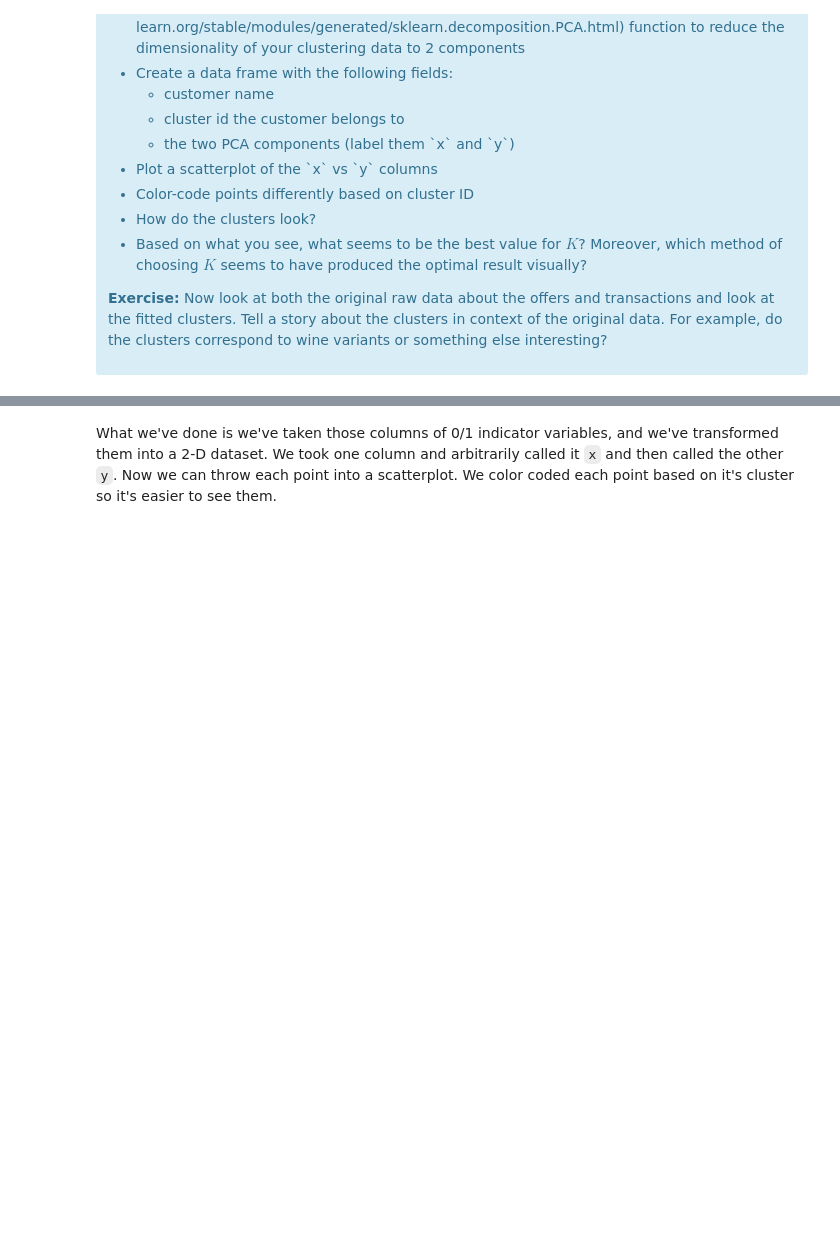
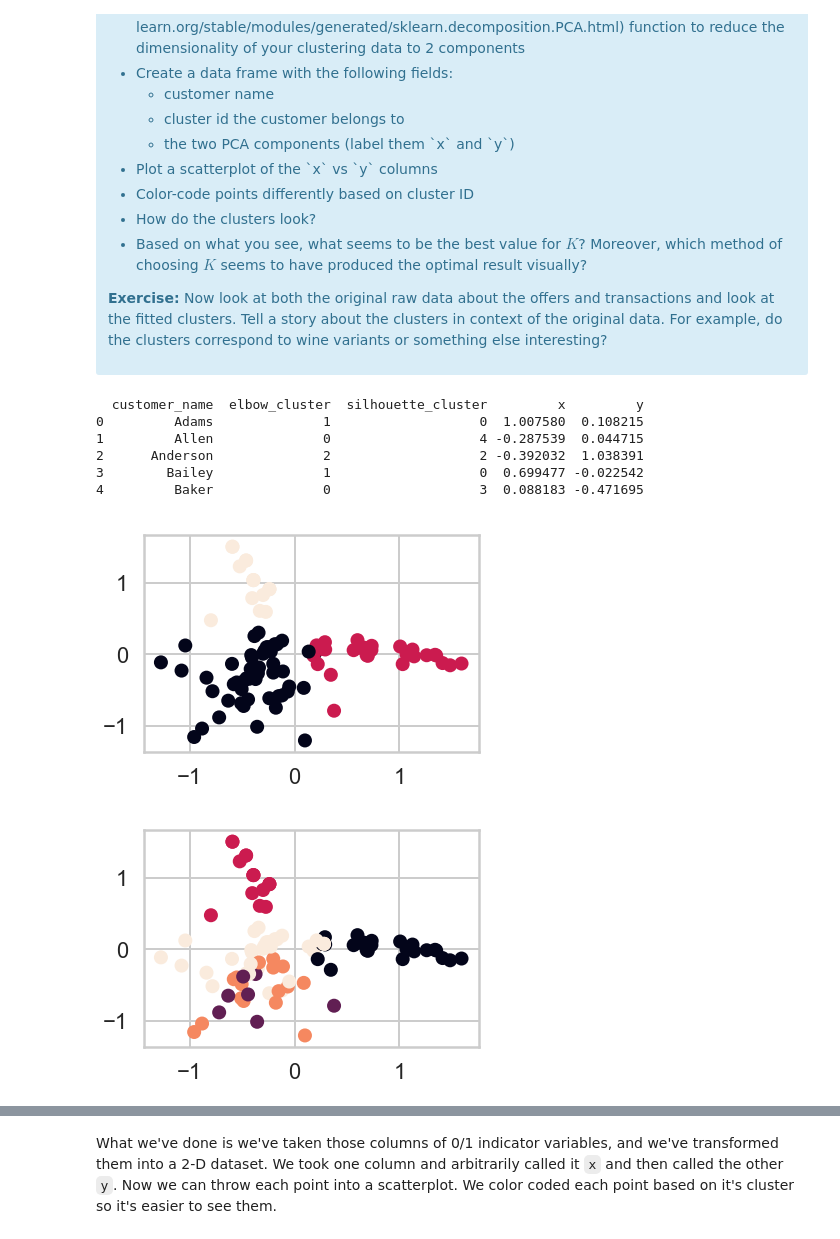
Before and after one commit to apop08/aic-projects-public, a Jupyter notebook: unit-8-clustering/Mini_Project_Clustering.ipynb, the cells around one changed output, grey strips where cells are left out. Cells and saved outputs as stored; diff of their text form; code cells hidden in the pictures; blank space fills up the shorter version.

```diff
--- a/unit-8-clustering/Mini_Project_Clustering.ipynb
+++ b/unit-8-clustering/Mini_Project_Clustering.ipynb
@@ -196,0 +331,30 @@ This is only one use of PCA for dimension reduction. We can also use PCA when we
+# %%
+#your turn
+from sklearn.decomposition import PCA
+clusterer = KMeans(n_clusters = 5, random_state = 10)
+cluster_labels = clusterer.fit_predict(x_cols)
+
+pca = PCA(n_components = 2)
+pca_cols = pca.fit_transform(x_cols)
+
+df_clusters = pd.DataFrame()
+df_clusters["customer_name"] = df_responses.index
+df_clusters["elbow_cluster"] = kmeans.labels_
+df_clusters["silhouette_cluster"] = cluster_labels
+df_clusters["x"] = [x[0] for x in pca_cols]
+df_clusters["y"] = [x[1] for x in pca_cols]
+print(df_clusters.head())
+
+plt.scatter(df_clusters["x"], df_clusters["y"], c = df_clusters["elbow_cluster"])
+plt.show()
+plt.scatter(df_clusters["x"], df_clusters["y"], c = df_clusters["silhouette_cluster"])
+plt.show()
+# %% [output]
+  customer_name  elbow_cluster  silhouette_cluster         x         y
+0         Adams              1                   0  1.007580  0.108215
+1         Allen              0                   4 -0.287539  0.044715
+2      Anderson              2                   2 -0.392032  1.038391
+3        Bailey              1                   0  0.699477 -0.022542
+4         Baker              0                   3  0.088183 -0.471695
+[figure, added]
+[figure, added]
```
Also changed, not shown: parts of 22 cells of this notebook.
